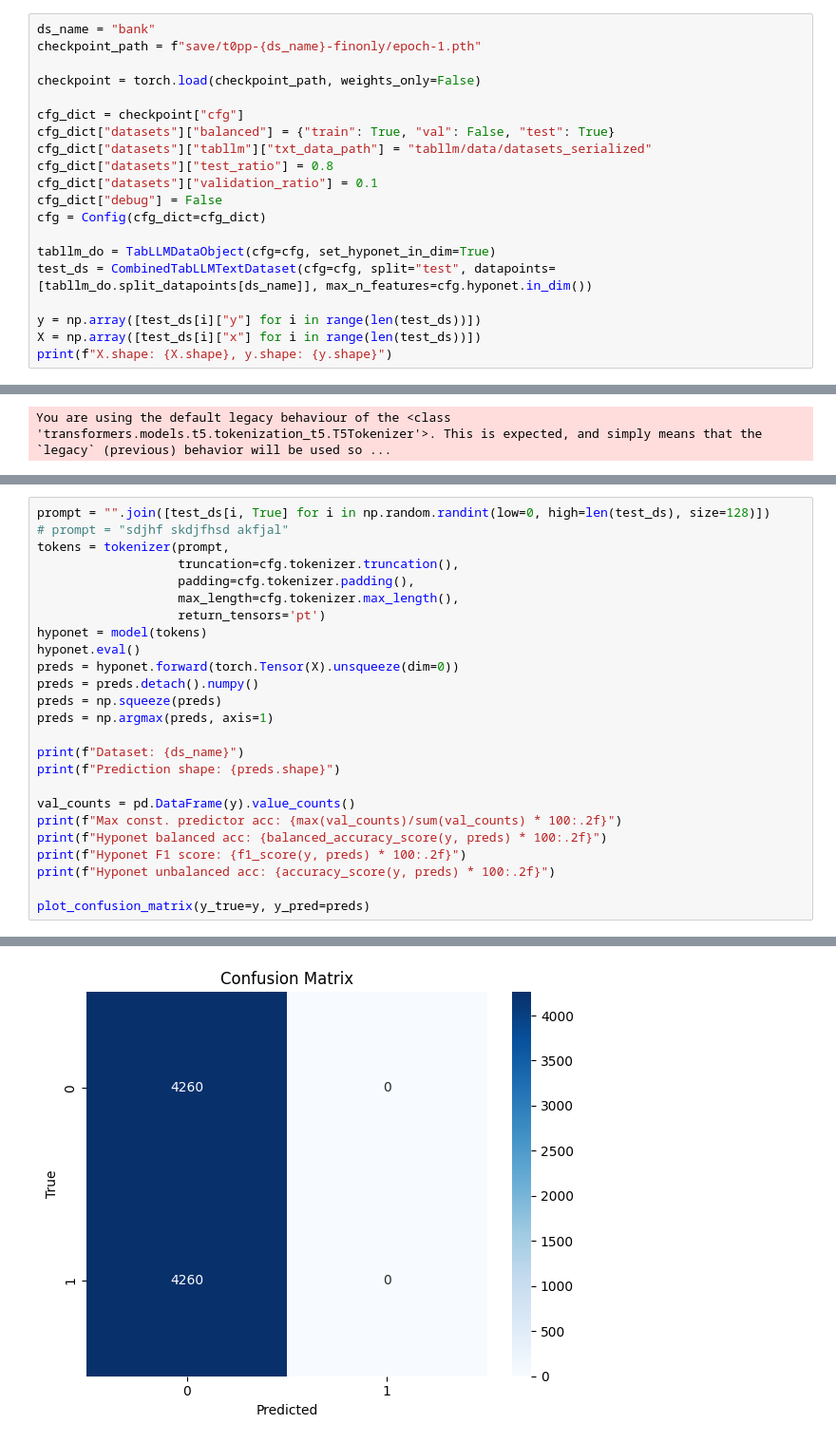
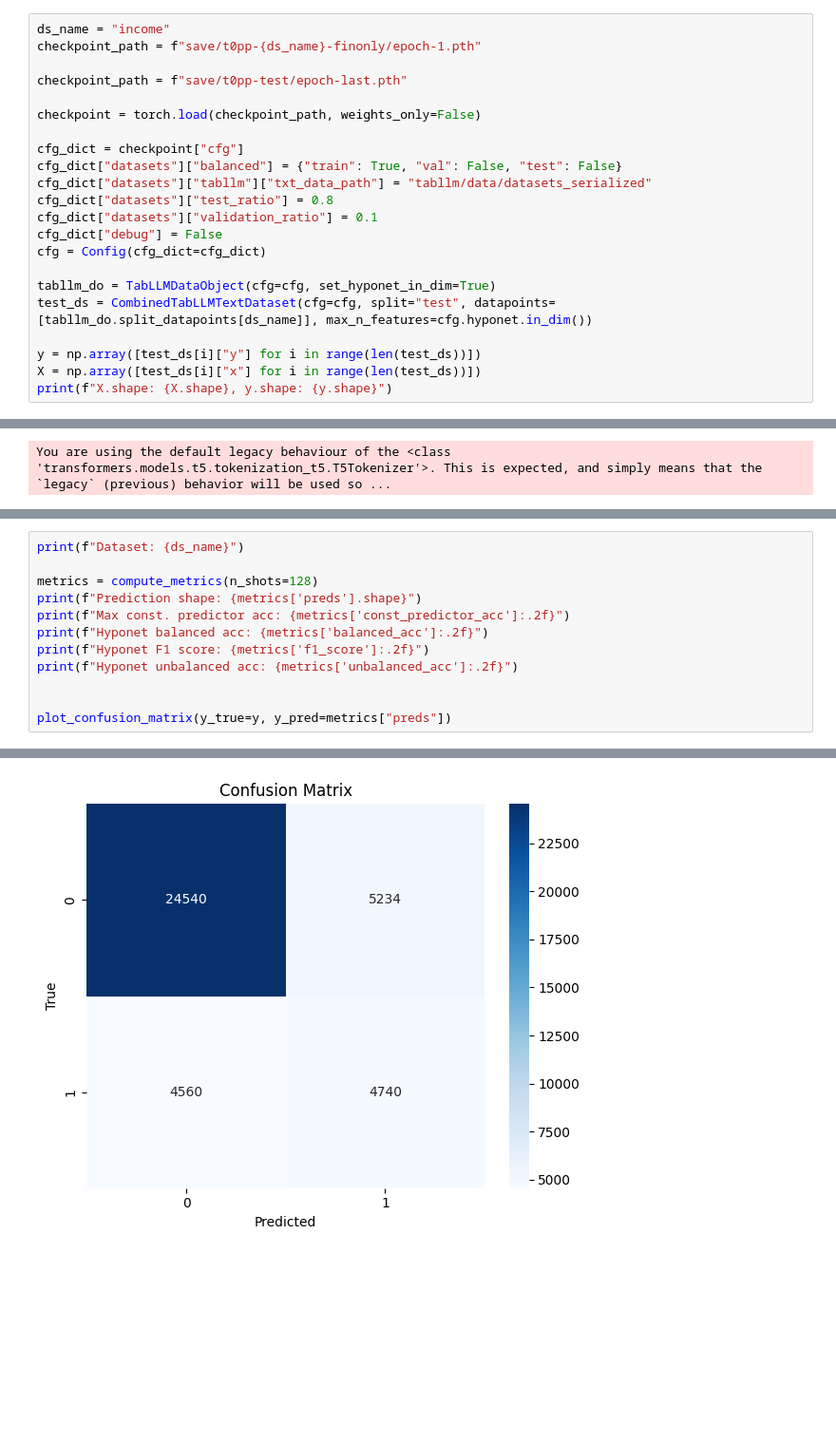
Before and after one commit to pasandissanayake/trans-hyper, a Jupyter notebook: mlp_t0_eval.ipynb, the cells around one changed output, grey strips where cells are left out. Shown: that part at 95% size. Cells and saved outputs as stored; diff of their text form; blank space fills up the shorter version.

```diff
--- a/mlp_t0_eval.ipynb
+++ b/mlp_t0_eval.ipynb
@@ -45,13 +45,15 @@ def plot_confusion_matrix(y_true, y_pred, class_names=None, normalize=False, cma
     plt.tight_layout()
     plt.show()
 # %%
-ds_name = "bank"
+ds_name = "income"
 checkpoint_path = f"save/t0pp-{ds_name}-finonly/epoch-1.pth"
+
+checkpoint_path = f"save/t0pp-test/epoch-last.pth"
 
 checkpoint = torch.load(checkpoint_path, weights_only=False)
 
 cfg_dict = checkpoint["cfg"]
-cfg_dict["datasets"]["balanced"] = {"train": True, "val": False, "test": True}
+cfg_dict["datasets"]["balanced"] = {"train": True, "val": False, "test": False}
 cfg_dict["datasets"]["tabllm"]["txt_data_path"] = "tabllm/data/datasets_serialized"
 cfg_dict["datasets"]["test_ratio"] = 0.8
 cfg_dict["datasets"]["validation_ratio"] = 0.1
@@ -83,26 +106,13 @@ Yes
 # %%
-prompt = "".join([test_ds[i, True] for i in np.random.randint(low=0, high=len(test_ds), size=128)])
-# prompt = "sdjhf skdjfhsd akfjal"
-tokens = tokenizer(prompt,
-                   truncation=cfg.tokenizer.truncation(),
-                   padding=cfg.tokenizer.padding(),
-                   max_length=cfg.tokenizer.max_length(),
-                   return_tensors='pt')
-hyponet = model(tokens)
-hyponet.eval()
-preds = hyponet.forward(torch.Tensor(X).unsqueeze(dim=0))
-preds = preds.detach().numpy()
-preds = np.squeeze(preds)
-preds = np.argmax(preds, axis=1)
+print(f"Dataset: {ds_name}")
 
-print(f"Dataset: {ds_name}")
-print(f"Prediction shape: {preds.shape}")
+metrics = compute_metrics(n_shots=128)
+print(f"Prediction shape: {metrics['preds'].shape}")
+print(f"Max const. predictor acc: {metrics['const_predictor_acc']:.2f}")
+print(f"Hyponet balanced acc: {metrics['balanced_acc']:.2f}")
+print(f"Hyponet F1 score: {metrics['f1_score']:.2f}")
+print(f"Hyponet unbalanced acc: {metrics['unbalanced_acc']:.2f}")
 
-val_counts = pd.DataFrame(y).value_counts()
-print(f"Max const. predictor acc: {max(val_counts)/sum(val_counts) * 100:.2f}")
-print(f"Hyponet balanced acc: {balanced_accuracy_score(y, preds) * 100:.2f}")
-print(f"Hyponet F1 score: {f1_score(y, preds) * 100:.2f}")
-print(f"Hyponet unbalanced acc: {accuracy_score(y, preds) * 100:.2f}")
 
-plot_confusion_matrix(y_true=y, y_pred=preds)
+plot_confusion_matrix(y_true=y, y_pred=metrics["preds"])
 # %% [output]
@@ -115 +125 @@ Hyponet unbalanced acc: 50.00
-[figure, old version]
+[figure, new version]
```
Also changed, not shown: parts of 6 cells of this notebook, 2 other files.
